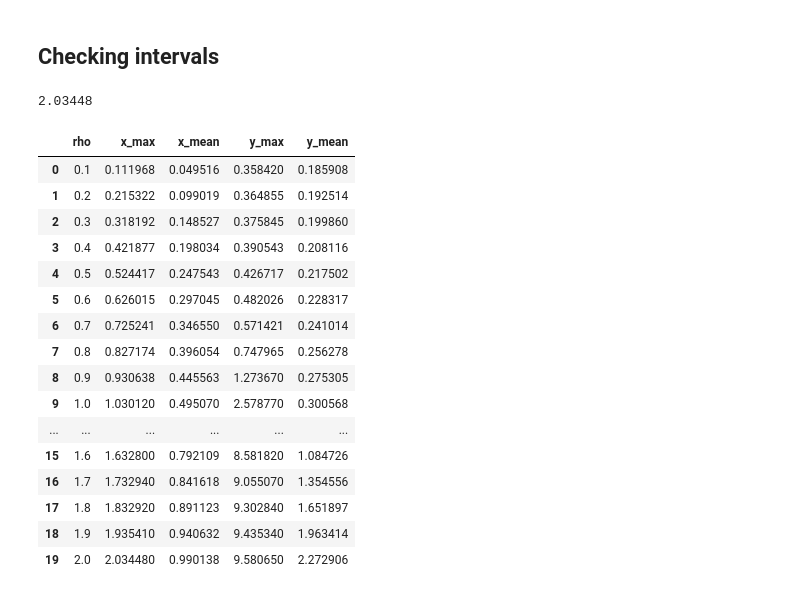
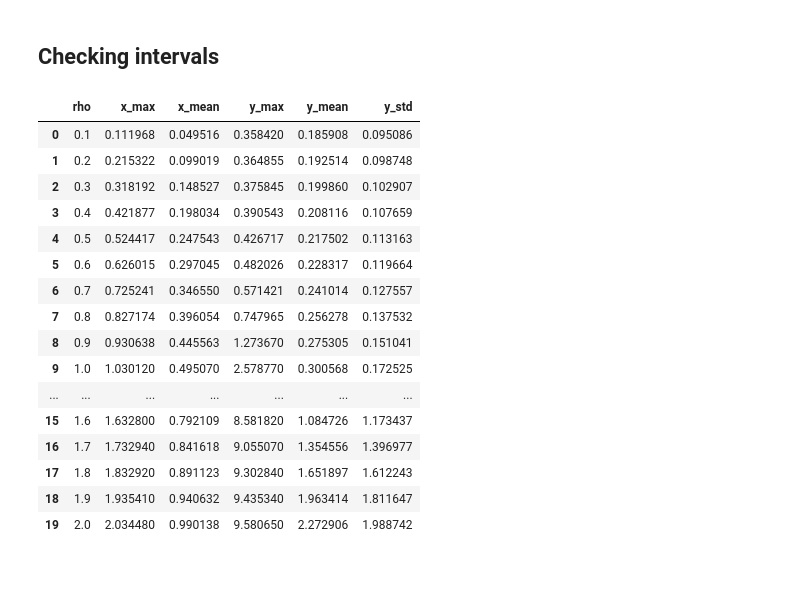
Before and after one commit to caiolmart/reproducing_articles, a Jupyter notebook: modelling_delays/notebooks/01_error_x_saturation.ipynb, the cells around one changed output. Drawn from its saved outputs; the diff is of its cells as text; code cells hidden in the pictures.

```diff
--- a/modelling_delays/notebooks/01_error_x_saturation.ipynb
+++ b/modelling_delays/notebooks/01_error_x_saturation.ipynb
@@ -275,41 +275,38 @@ plt.savefig('../plots/01_error_x_saturation.png')
 [figure]
 # %% [markdown]
 ## Checking intervals
-# %%
-np.max(np.array(X))
-# %% [output]
-2.03448
 # %%
 error_dict = {}
-max_mean = pd.DataFrame(columns=['rho', 'x_max', 'x_mean', 'y_max', 'y_mean'])
+max_mean = pd.DataFrame(columns=['rho', 'x_max', 'x_mean', 'y_max', 'y_mean', 'y_std'])
 for i in range(1, 21):
     file = f'../data/saturation/datasets/dataScaleFree_10_10_{i}_16000_U.txt'
     data = pd.read_table(file, sep=' ', header=None)
 
     X = data.iloc[:, :100]
     y = data.iloc[:, 100:200]
     rho = i/10
     x_max = np.max(np.array(X))
     x_mean = np.mean(np.array(X))
     y_max = np.max(np.array(y))
     y_mean = np.mean(np.array(y))
-    max_mean.loc[i - 1] = [rho, x_max, x_mean, y_max, y_mean]
+    y_std = np.std(np.array(y))
+    max_mean.loc[i - 1] = [rho, x_max, x_mean, y_max, y_mean, y_std]
 max_mean
 # %% [output]
-|  | rho | x_max | x_mean | y_max | y_mean |
-| 0 | 0.1 | 0.111968 | 0.049516 | 0.358420 | 0.185908 |
-| 1 | 0.2 | 0.215322 | 0.099019 | 0.364855 | 0.192514 |
-| 2 | 0.3 | 0.318192 | 0.148527 | 0.375845 | 0.199860 |
-| 3 | 0.4 | 0.421877 | 0.198034 | 0.390543 | 0.208116 |
-| 4 | 0.5 | 0.524417 | 0.247543 | 0.426717 | 0.217502 |
-| 5 | 0.6 | 0.626015 | 0.297045 | 0.482026 | 0.228317 |
-| 6 | 0.7 | 0.725241 | 0.346550 | 0.571421 | 0.241014 |
-| 7 | 0.8 | 0.827174 | 0.396054 | 0.747965 | 0.256278 |
-| 8 | 0.9 | 0.930638 | 0.445563 | 1.273670 | 0.275305 |
-| 9 | 1.0 | 1.030120 | 0.495070 | 2.578770 | 0.300568 |
-| ... | ... | ... | ... | ... | ... |
-| 15 | 1.6 | 1.632800 | 0.792109 | 8.581820 | 1.084726 |
-| 16 | 1.7 | 1.732940 | 0.841618 | 9.055070 | 1.354556 |
-| 17 | 1.8 | 1.832920 | 0.891123 | 9.302840 | 1.651897 |
-| 18 | 1.9 | 1.935410 | 0.940632 | 9.435340 | 1.963414 |
-| 19 | 2.0 | 2.034480 | 0.990138 | 9.580650 | 2.272906 |
+|  | rho | x_max | x_mean | y_max | y_mean | y_std |
+| 0 | 0.1 | 0.111968 | 0.049516 | 0.358420 | 0.185908 | 0.095086 |
+| 1 | 0.2 | 0.215322 | 0.099019 | 0.364855 | 0.192514 | 0.098748 |
+| 2 | 0.3 | 0.318192 | 0.148527 | 0.375845 | 0.199860 | 0.102907 |
+| 3 | 0.4 | 0.421877 | 0.198034 | 0.390543 | 0.208116 | 0.107659 |
+| 4 | 0.5 | 0.524417 | 0.247543 | 0.426717 | 0.217502 | 0.113163 |
+| 5 | 0.6 | 0.626015 | 0.297045 | 0.482026 | 0.228317 | 0.119664 |
+| 6 | 0.7 | 0.725241 | 0.346550 | 0.571421 | 0.241014 | 0.127557 |
+| 7 | 0.8 | 0.827174 | 0.396054 | 0.747965 | 0.256278 | 0.137532 |
+| 8 | 0.9 | 0.930638 | 0.445563 | 1.273670 | 0.275305 | 0.151041 |
+| 9 | 1.0 | 1.030120 | 0.495070 | 2.578770 | 0.300568 | 0.172525 |
+| ... | ... | ... | ... | ... | ... | ... |
+| 15 | 1.6 | 1.632800 | 0.792109 | 8.581820 | 1.084726 | 1.173437 |
+| 16 | 1.7 | 1.732940 | 0.841618 | 9.055070 | 1.354556 | 1.396977 |
+| 17 | 1.8 | 1.832920 | 0.891123 | 9.302840 | 1.651897 | 1.612243 |
+| 18 | 1.9 | 1.935410 | 0.940632 | 9.435340 | 1.963414 | 1.811647 |
+| 19 | 2.0 | 2.034480 | 0.990138 | 9.580650 | 2.272906 | 1.988742 |
```
Also changed, not shown: parts of 1 cell of this notebook, 2 other files.
